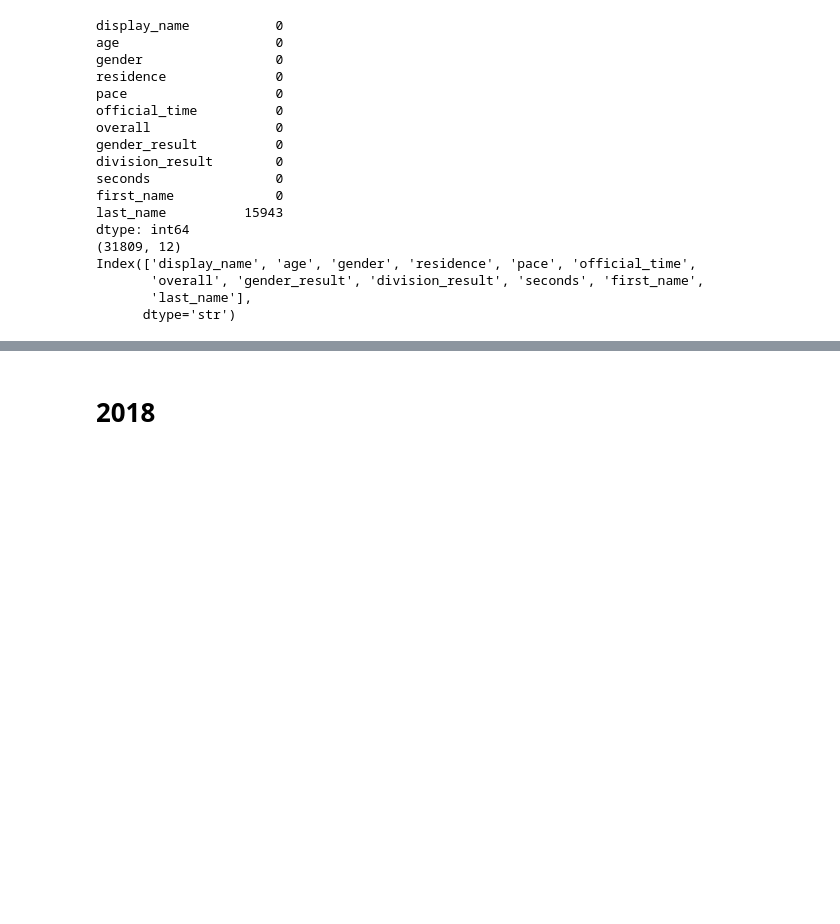
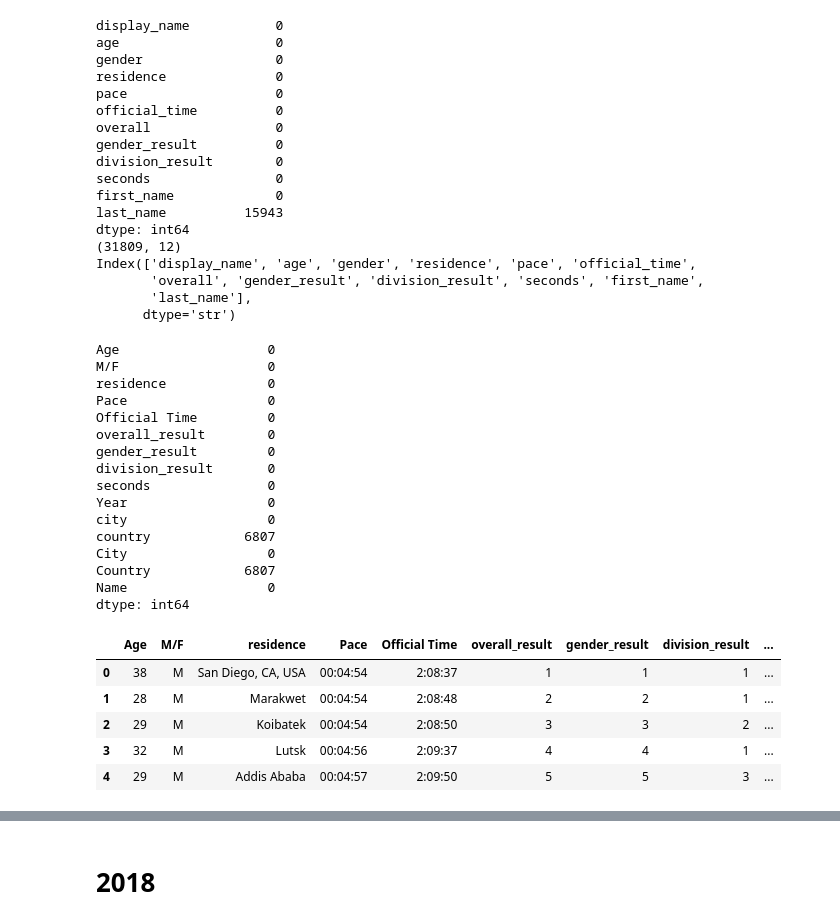
Before and after one commit to Liliu000/BayesianProject, a Jupyter notebook: check_datasets.ipynb, the cells around one changed output, grey strips where cells are left out. Cells and saved outputs as stored; diff of their text form; code cells hidden in the pictures; blank space fills up the shorter version.

Commit message:
ID- dfall_overall

```diff
--- a/check_datasets.ipynb
+++ b/check_datasets.ipynb
@@ -56,7 +81,7 @@ df2014 = pd.read_csv("data/Boston_2014-2019/results2014.csv")
 print(df2014.isna().sum())
 print(df2014.shape)
 print(df2014.columns)
-df2014.rename(columns={'age': 'Age', 'official_time': 'Official Time', 'gender': 'M/F', 'residence': 'City', 'pace': 'Pace', 'overall': 'overall_result'}, inplace=True)
+df2014.rename(columns={'age': 'Age', 'official_time': 'Official Time', 'gender': 'M/F', 'pace': 'Pace', 'overall': 'overall_result'}, inplace=True)
 df2014['Year'] = 2014
 # %% [output]
 display_name           0
@@ -77,3 +102,45 @@ Index(['display_name', 'age', 'gender', 'residence', 'pace', 'official_time',
        'overall', 'gender_result', 'division_result', 'seconds', 'first_name',
        'last_name'],
       dtype='str')
+# %%
+
+def split_residence(row):
+    parts = [p.strip() for p in row.split(',')]
+
+    if len(parts) == 3:
+        return parts[0], parts[2] # City, Country
+    elif len(parts) == 2:
+        return parts[0], parts[1] # City, Country
+    else:
+        return parts[0], None      # City, Missing Country
+
+# Apply the split
+df2014[['City', 'Country']] = df2014['residence'].apply(lambda x: pd.Series(split_residence(x)))
+df2014['City'] = df2014['City'].str.strip()
+df2014['Country'] = df2014['Country'].str.strip()
+print(df2014.isna().sum())
+
+df2014.head()
+# %% [output]
+Age                   0
+M/F                   0
+residence             0
+Pace                  0
+Official Time         0
+overall_result        0
+gender_result         0
+division_result       0
+seconds               0
+Year                  0
+city                  0
+country            6807
+City                  0
+Country            6807
+Name                  0
+dtype: int64
+|  | Age | M/F | residence | Pace | Official Time | overall_result | gender_result | division_result | ... |
+| 0 | 38 | M | San Diego, CA, USA | 00:04:54 | 2:08:37 | 1 | 1 | 1 | ... |
+| 1 | 28 | M | Marakwet | 00:04:54 | 2:08:48 | 2 | 2 | 1 | ... |
+| 2 | 29 | M | Koibatek | 00:04:54 | 2:08:50 | 3 | 3 | 2 | ... |
+| 3 | 32 | M | Lutsk | 00:04:56 | 2:09:37 | 4 | 4 | 1 | ... |
+| 4 | 29 | M | Addis Ababa | 00:04:57 | 2:09:50 | 5 | 5 | 3 | ... |
```
Also changed, not shown: parts of 18 cells of this notebook, 12 other files.
